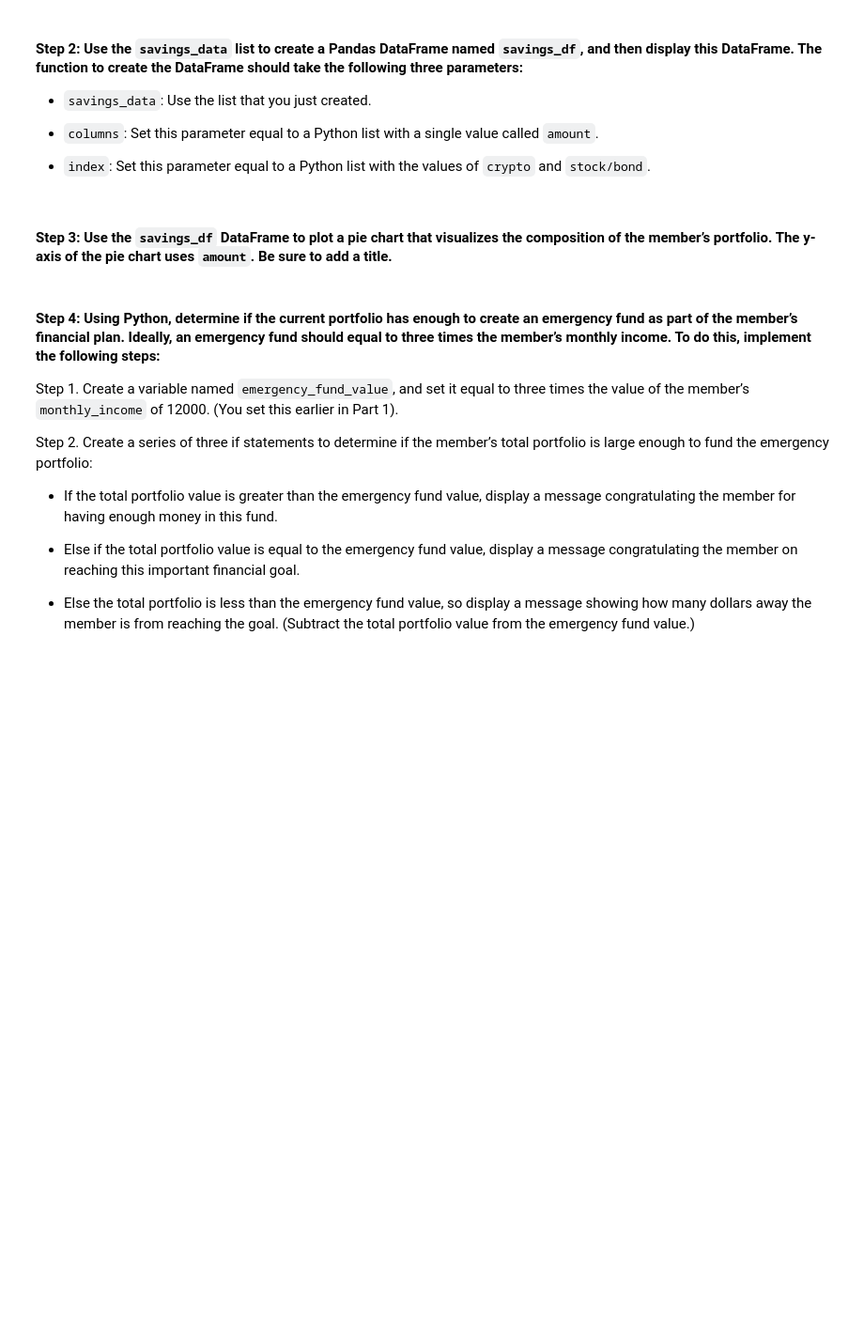
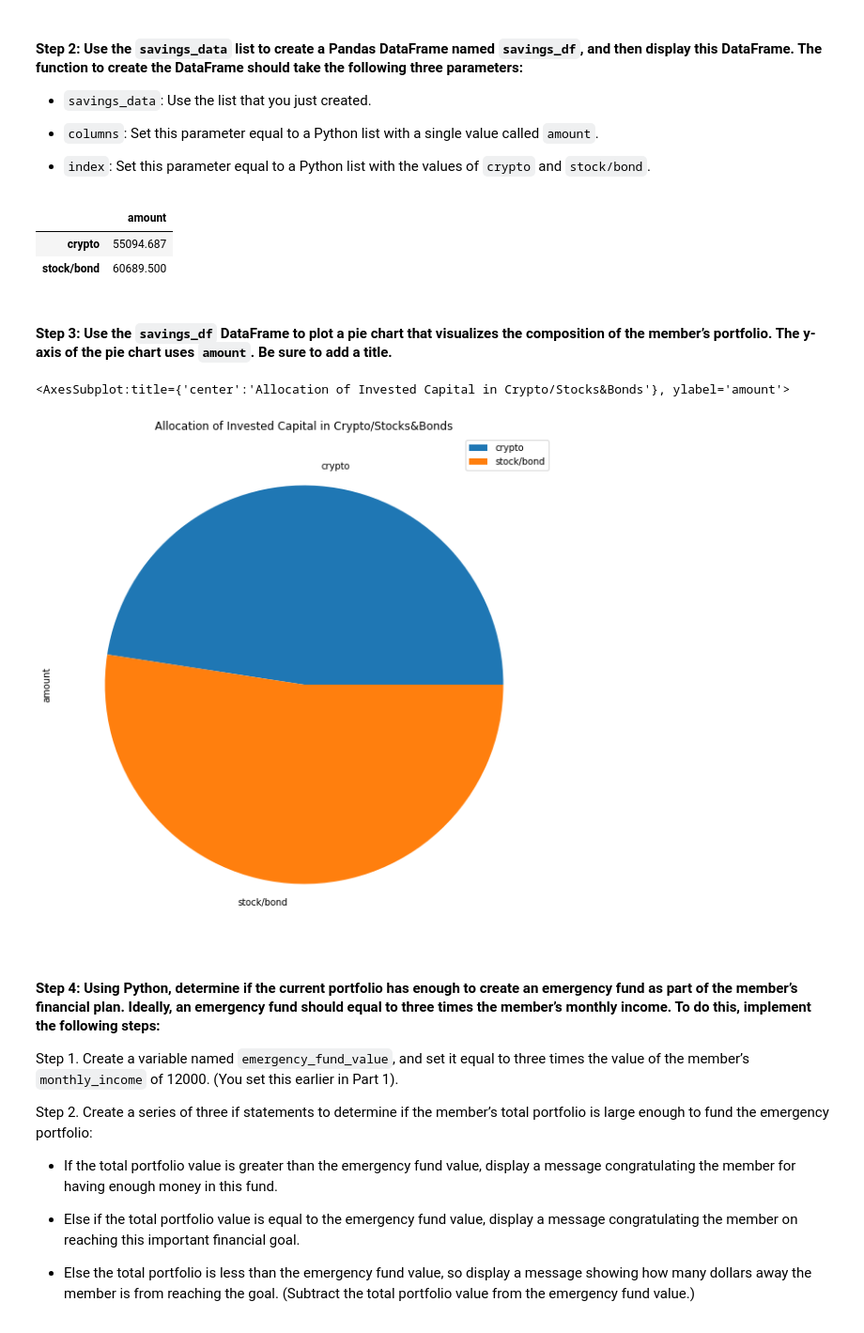
Before and after one commit to normanc529/Module_5_Challenge, a Jupyter notebook: Starter_Code/financial_planning_tools.ipynb, the cells around one changed output. Shown: that part at 94% size. Cells and saved outputs as stored; diff of their text form; code cells hidden in the pictures; blank space fills up the shorter version.

```diff
--- a/Starter_Code/financial_planning_tools.ipynb
+++ b/Starter_Code/financial_planning_tools.ipynb
@@ -353,7 +353,7 @@ In this section, you’ll use the valuations for the cryptocurrency wallet and f
 # %%
 # Consolidate financial assets data into a Python list
 # YOUR CODE HERE
-savings_data =
+savings_data = [total_crypto_wallet, total_stocks_bonds]
 # Review the Python list savings_data
 # YOUR CODE HERE
 savings_data
@@ -370,14 +370,23 @@ TypeError: 'type' object is not subscriptable
 # %%
 # Create a Pandas DataFrame called savings_df
 # YOUR CODE HERE
-
+savings_df = pd.DataFrame(savings_data, columns=['amount'], index=['crypto', 'stock/bond'])
 # Display the savings_df DataFrame
 # YOUR CODE HERE
+savings_df
+# %% [output]
+|  | amount |
+| crypto | 55094.687 |
+| stock/bond | 60689.500 |
 # %% [markdown]
 #### Step 3: Use the `savings_df` DataFrame to plot a pie chart that visualizes the composition of the member’s portfolio. The y-axis of the pie chart uses `amount`. Be sure to add a title.
 # %%
 # Plot the total value of the member's portfolio (crypto and stock/bond) in a pie chart
 # YOUR CODE HERE
+savings_df.plot(kind='pie', y='amount', title='Allocation of Invested Capital in Crypto/Stocks&Bonds', figsize=[10,10])
+# %% [output]
+<AxesSubplot:title={'center':'Allocation of Invested Capital in Crypto/Stocks&Bonds'}, ylabel='amount'>
+[figure, added]
 # %% [markdown]
 #### Step 4: Using Python, determine if the current portfolio has enough to create an emergency fund as part of the member’s financial plan. Ideally, an emergency fund should equal to three times the member’s monthly income. To do this, implement the following steps:
 
```
Also changed, not shown: parts of 28 cells of this notebook, 1 other file.
